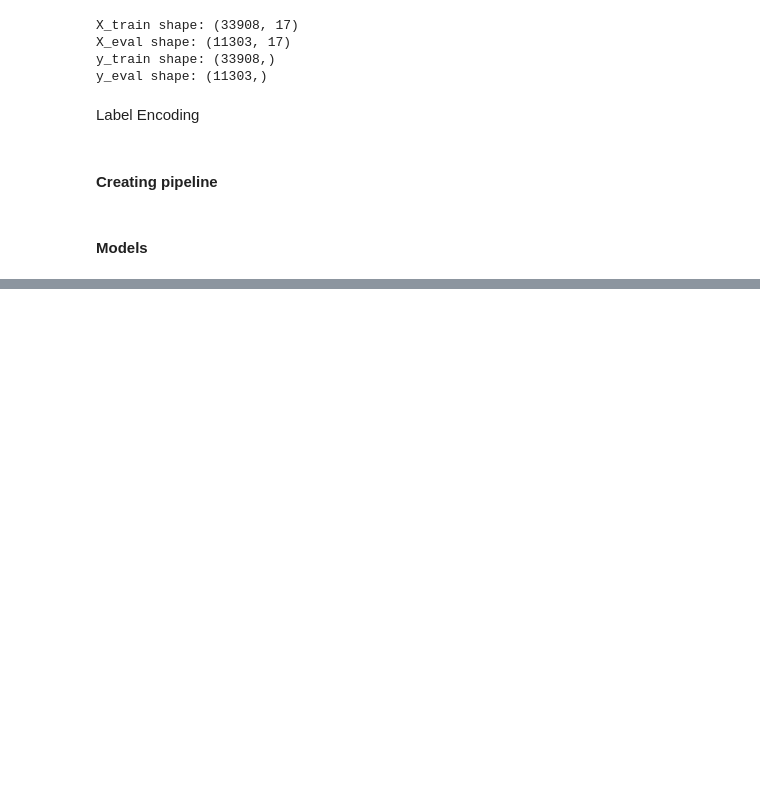
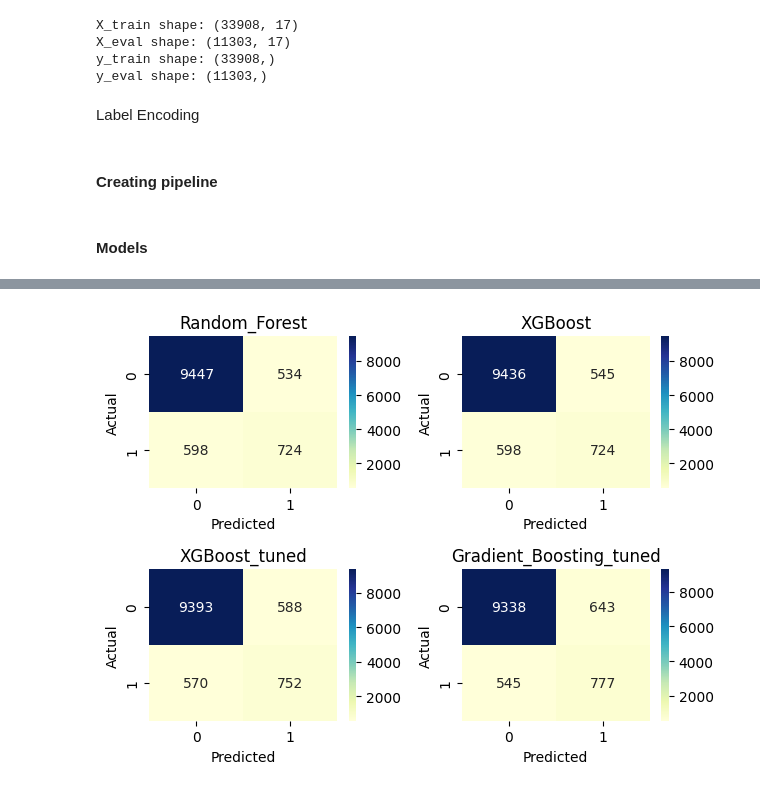
Before and after one commit to Koanim/Data-Analytics-Pathway-Assessment, a Jupyter notebook: TMP-TFA.ipynb, the cells around one changed output, grey strips where cells are left out. Saved outputs shown, nothing was run; the diff lists cells and outputs as text; code cells hidden in the pictures; blank space fills up the shorter version.

Commit message:
persist models

```diff
--- a/TMP-TFA.ipynb
+++ b/TMP-TFA.ipynb
@@ -755,0 +961,31 @@ models['XGBoost']= XGBClassifier(random_state=42)
+# %%
+best_confusion_matrices = {}
+best_pipelines = {}
+best_metric_table = pd.DataFrame(columns=['model_name', 'accuracy', 'precision', 'recall', 'f1-score'])
+
+for model_name, classifier in all_best_models.items():
+    best_pipeline = ImbPipeline(steps=[
+        ('preprocessor', preprocessor),
+        ('smote', SMOTE(random_state=5)),
+        ('classifier', classifier)
+    ])
+
+    best_pipeline.fit(X_train, y_train_encode)
+    best_pipelines[model_name] = best_pipeline
+
+    y_pred=best_pipeline.predict(X_eval)
+
+    best_conf_matrix = confusion_matrix(y_eval_encode, y_pred)
+
+    best_confusion_matrices[model_name] = best_conf_matrix
+
+    best_metrics = classification_report(y_eval_encode, y_pred, output_dict=True)
+
+    accuracy=best_metrics['accuracy']
+    precision=best_metrics['weighted avg']['precision']
+    recall=best_metrics['weighted avg']['recall']
+    f1_score=best_metrics['weighted avg']['f1-score']
+
+    best_metric_table.loc[len(best_metric_table)]=[model_name, accuracy, precision, recall, f1_score]
+
+best_metric_table.sort_values(by='f1-score', ascending=False)
@@ -755,0 +998,13 @@ models['XGBoost']= XGBClassifier(random_state=42)
+# %%
+for i, (model_name, confusion_mat) in enumerate(best_confusion_matrices.items()):
+    plt.subplot(2, 2, i + 1)  # Adjust subplot grid as needed
+    sns.heatmap(confusion_mat, annot=True, fmt='d', cmap='YlGnBu')
+    plt.title(model_name)
+    plt.xlabel('Predicted')
+    plt.ylabel('Actual')
+
+
+plt.tight_layout()
+plt.show()
+# %% [output]
+[figure, added]
```
Also changed, not shown: parts of 32 cells of this notebook.
